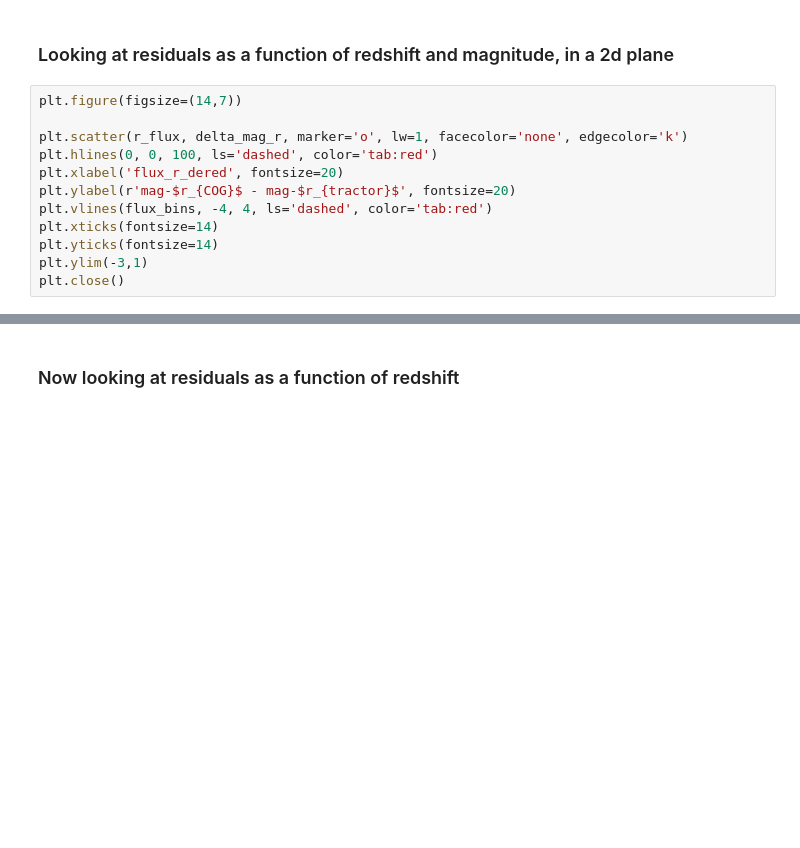
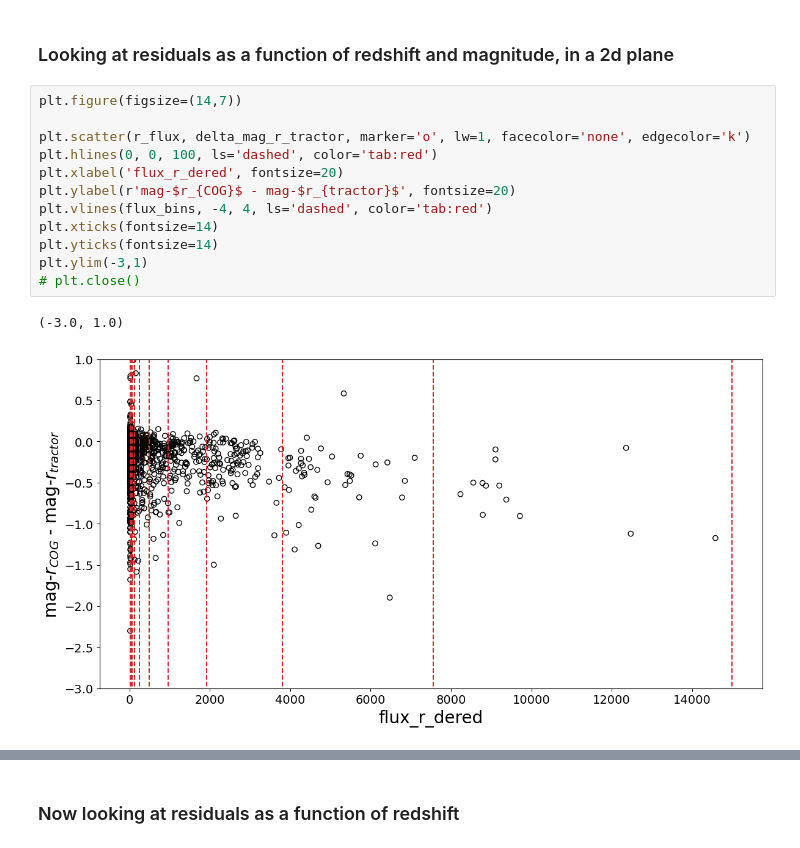
Before and after one commit to mattkwiecien/legacyhalos, a Jupyter notebook: science/sv3/sv3_mag_subsample_comparison.ipynb, the cells around one changed output, grey strips where cells are left out. Drawn from its saved outputs; the diff is of its cells as text; blank space fills up the shorter version.

```diff
--- a/science/sv3/sv3_mag_subsample_comparison.ipynb
+++ b/science/sv3/sv3_mag_subsample_comparison.ipynb
@@ -197,15 +208,18 @@ e = 1-ba
 # %%
 plt.figure(figsize=(14,7))
 
-plt.scatter(r_flux, delta_mag_r, marker='o', lw=1, facecolor='none', edgecolor='k')
+plt.scatter(r_flux, delta_mag_r_tractor, marker='o', lw=1, facecolor='none', edgecolor='k')
 plt.hlines(0, 0, 100, ls='dashed', color='tab:red')
 plt.xlabel('flux_r_dered', fontsize=20)
 plt.ylabel(r'mag-$r_{COG}$ - mag-$r_{tractor}$', fontsize=20)
 plt.vlines(flux_bins, -4, 4, ls='dashed', color='tab:red')
 plt.xticks(fontsize=14)
 plt.yticks(fontsize=14)
 plt.ylim(-3,1)
-plt.close()
+# plt.close()
+# %% [output]
+(-3.0, 1.0)
+[figure, added]
 # %%
 fig, (ax1, ax2) = plt.subplots(1, 2, figsize=(15,5))
 
```
Also changed, not shown: parts of 13 cells of this notebook, 2 other files.
